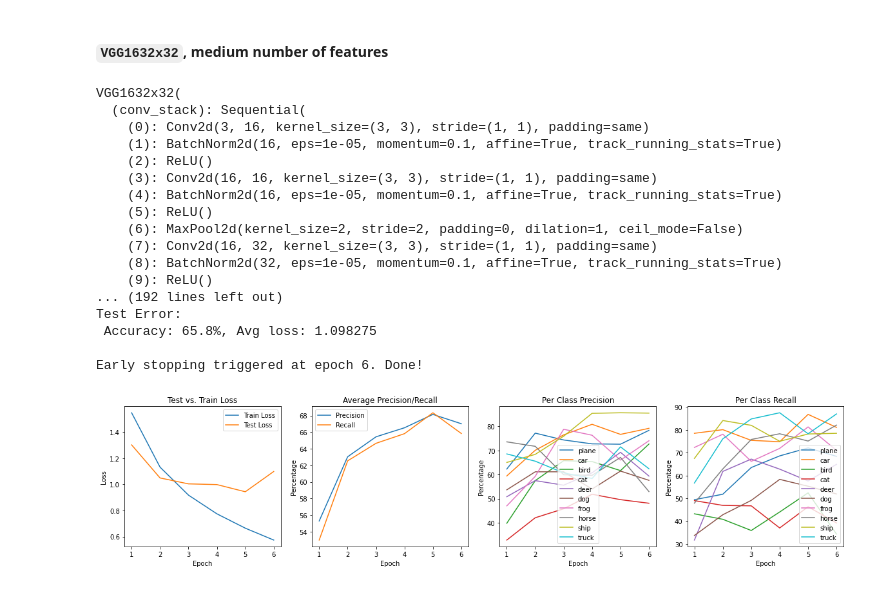
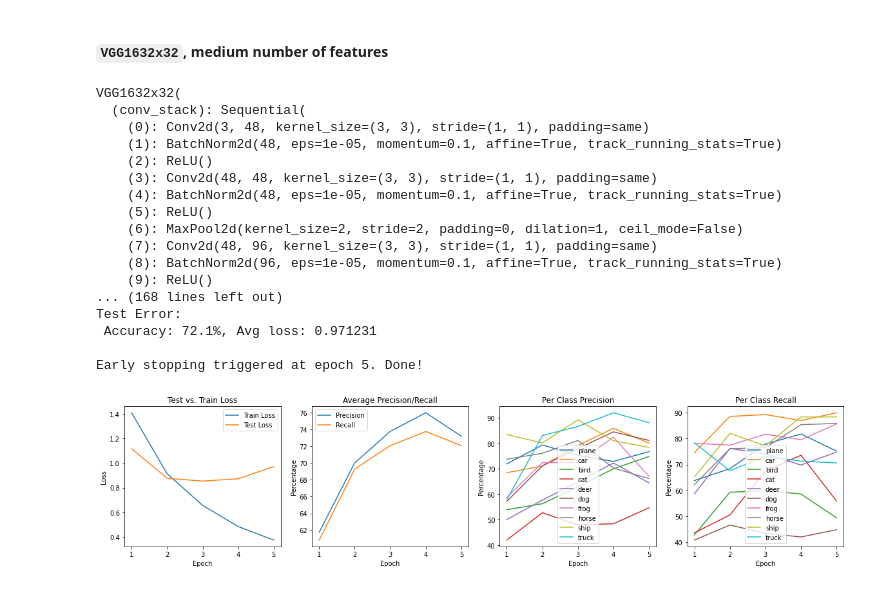
Before and after one commit to cunningham1901/coc102-cw, a Jupyter notebook: cojdc-cw.ipynb, the cells around one changed output. Drawn from its saved outputs; the diff is of its cells as text; code cells hidden in the pictures.

```diff
--- a/cojdc-cw.ipynb
+++ b/cojdc-cw.ipynb
@@ -957,41 +998,41 @@ Early stopping triggered at epoch 11. Done!
 # %%
 vgg_net_config = {
     'name' : 'VGG1632x32_medFeatures_LR1e-3_M09_BN',
     'batch_norm' : True,
-    'conv1_features': 16, #default: 64
-    'conv2_features': 32,#default: 128
-    'conv3_features': 64,#default: 256
-    'conv4_features': 128,#default: 512
-    'conv5_features': 128,#default: 512
-    'fullyconnected_features': 2048 #default: 4096
+    'conv1_features': 48, #default: 64
+    'conv2_features': 96,#default: 128
+    'conv3_features': 192,#default: 256
+    'conv4_features': 384,#default: 512
+    'conv5_features': 384,#default: 512
+    'fullyconnected_features': 3072 #default: 4096
 }
 
 vgg_net = VGG1632x32(vgg_net_config)
 vgg_net.to(device)
 print(vgg_net)
 
 loss_fn = nn.CrossEntropyLoss()
 optimiser = torch.optim.SGD(vgg_net.parameters(), lr=1e-3, momentum=0.9)
 
 train_losses, test_results = train_with_early_stopping(train_dataloader, test_dataloader, vgg_net, loss_fn, optimiser)
 
 plot_results(train_losses, test_results)
 # %% [output]
 VGG1632x32(
   (conv_stack): Sequential(
-    (0): Conv2d(3, 16, kernel_size=(3, 3), stride=(1, 1), padding=same)
-    (1): BatchNorm2d(16, eps=1e-05, momentum=0.1, affine=True, track_running_stats=True)
+    (0): Conv2d(3, 48, kernel_size=(3, 3), stride=(1, 1), padding=same)
+    (1): BatchNorm2d(48, eps=1e-05, momentum=0.1, affine=True, track_running_stats=True)
     (2): ReLU()
-    (3): Conv2d(16, 16, kernel_size=(3, 3), stride=(1, 1), padding=same)
-    (4): BatchNorm2d(16, eps=1e-05, momentum=0.1, affine=True, track_running_stats=True)
+    (3): Conv2d(48, 48, kernel_size=(3, 3), stride=(1, 1), padding=same)
+    (4): BatchNorm2d(48, eps=1e-05, momentum=0.1, affine=True, track_running_stats=True)
     (5): ReLU()
     (6): MaxPool2d(kernel_size=2, stride=2, padding=0, dilation=1, ceil_mode=False)
-    (7): Conv2d(16, 32, kernel_size=(3, 3), stride=(1, 1), padding=same)
-    (8): BatchNorm2d(32, eps=1e-05, momentum=0.1, affine=True, track_running_stats=True)
+    (7): Conv2d(48, 96, kernel_size=(3, 3), stride=(1, 1), padding=same)
+    (8): BatchNorm2d(96, eps=1e-05, momentum=0.1, affine=True, track_running_stats=True)
     (9): ReLU()
-... (192 lines left out)
+... (168 lines left out)
 Test Error:
- Accuracy: 65.8%, Avg loss: 1.098275
+ Accuracy: 72.1%, Avg loss: 0.971231
 
-Early stopping triggered at epoch 6. Done!
+Early stopping triggered at epoch 5. Done!
-[figure, old version]
+[figure, new version]
```
Also changed, not shown: parts of 3 cells of this notebook.
